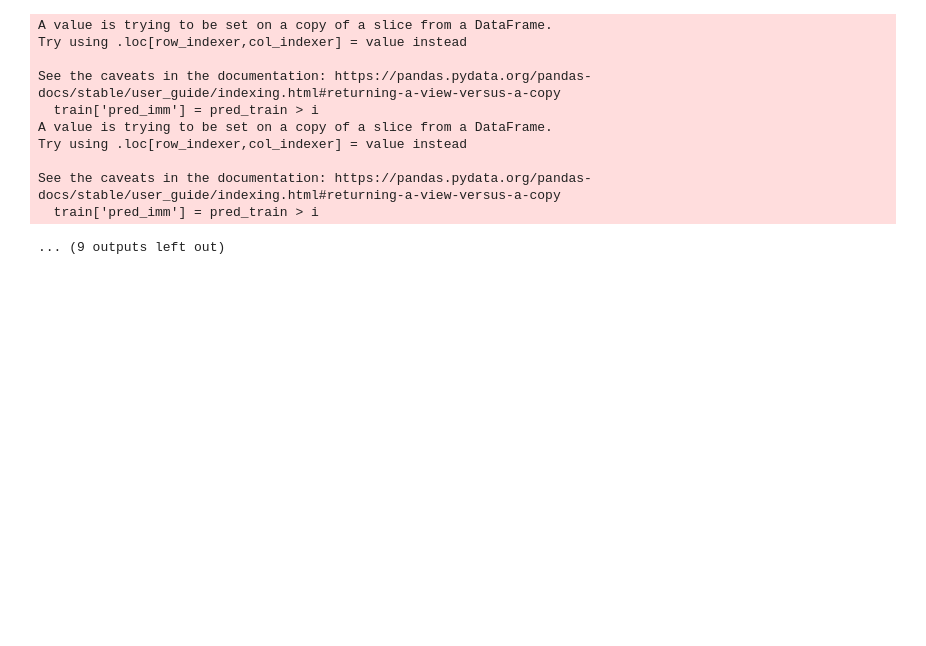
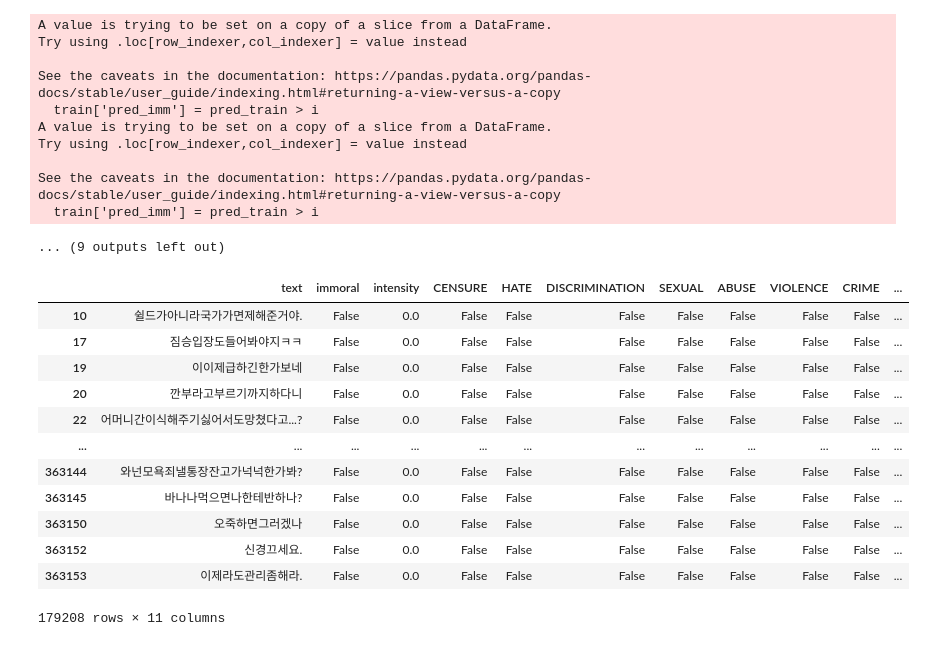
Before and after one commit to minzy213/skkukdt_minzy, a Jupyter notebook: DeepLearning/project copy.ipynb, the cells around one changed output. Saved outputs shown, nothing was run; the diff lists cells and outputs as text; code cells hidden in the pictures; blank space fills up the shorter version.

```diff
--- a/DeepLearning/project copy.ipynb
+++ b/DeepLearning/project copy.ipynb
@@ -560,0 +562,16 @@ model.save('version3.h5')
+# %%
+train
+# %% [output]
+|  | text | immoral | intensity | CENSURE | HATE | DISCRIMINATION | SEXUAL | ABUSE | VIOLENCE | CRIME | ... |
+| 10 | 쉴드가아니라국가가면제해준거야. | False | 0.0 | False | False | False | False | False | False | False | ... |
+| 17 | 짐승입장도들어봐야지ㅋㅋ | False | 0.0 | False | False | False | False | False | False | False | ... |
+| 19 | 이이제급하긴한가보네 | False | 0.0 | False | False | False | False | False | False | False | ... |
+| 20 | 깐부라고부르기까지하다니 | False | 0.0 | False | False | False | False | False | False | False | ... |
+| 22 | 어머니간이식해주기싫어서도망쳤다고...? | False | 0.0 | False | False | False | False | False | False | False | ... |
+| ... | ... | ... | ... | ... | ... | ... | ... | ... | ... | ... | ... |
+| 363144 | 와넌모욕죄낼통장잔고가넉넉한가봐? | False | 0.0 | False | False | False | False | False | False | False | ... |
+| 363145 | 바나나먹으면나한테반하나? | False | 0.0 | False | False | False | False | False | False | False | ... |
+| 363150 | 오죽하면그러겠나 | False | 0.0 | False | False | False | False | False | False | False | ... |
+| 363152 | 신경끄세요. | False | 0.0 | False | False | False | False | False | False | False | ... |
+| 363153 | 이제라도관리좀해라. | False | 0.0 | False | False | False | False | False | False | False | ... |
+179208 rows × 11 columns
```
Also changed, not shown: parts of 4 cells of this notebook, 4 other files.
